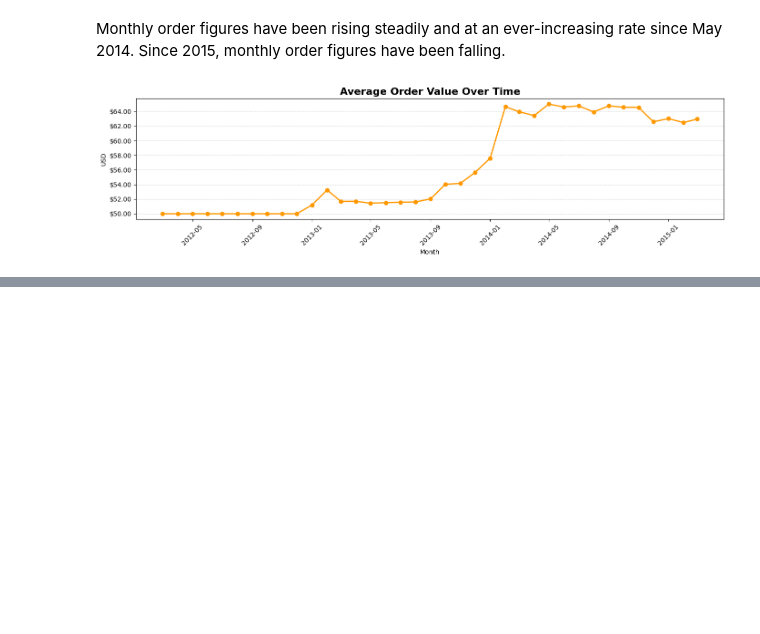
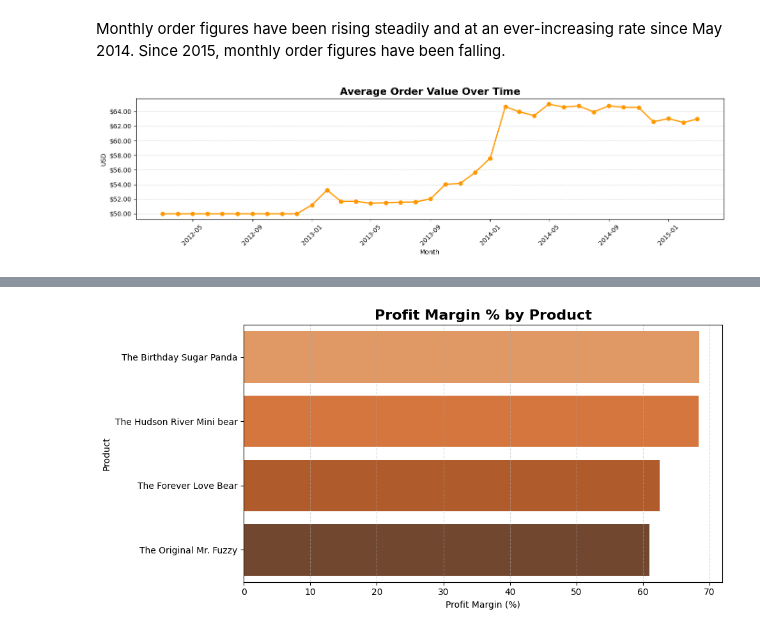
Before and after one commit to timleiler/Sales-Analysis, a Jupyter notebook: Code/4_Analysis.ipynb, the cells around one changed output, grey strips where cells are left out. Drawn from its saved outputs; the diff is of its cells as text; code cells hidden in the pictures; blank space fills up the shorter version.

```diff
--- a/Code/4_Analysis.ipynb
+++ b/Code/4_Analysis.ipynb
@@ -137,0 +186,16 @@ To begin with, order values rise steadily and gradually. This changes between Se
+# %%
+# Plot - Profit Margin by Product
+
+fig, ax = plt.subplots(figsize=(10, 5))
+
+sns.barplot(data=product_summary.sort_values("profit_margin_%", ascending=False),
+            x="profit_margin_%", y="product_name", hue="product_name", palette="Oranges_d", ax=ax)
+
+ax.set_title("Profit Margin % by Product", fontsize=16, fontweight="bold")
+ax.set_xlabel("Profit Margin (%)")
+ax.set_ylabel("Product")
+ax.grid(axis="x", linestyle="--", alpha=0.5)
+plt.tight_layout()
+plt.show()
+# %% [output]
+[figure, added]
```
Also changed, not shown: parts of 11 cells of this notebook.
